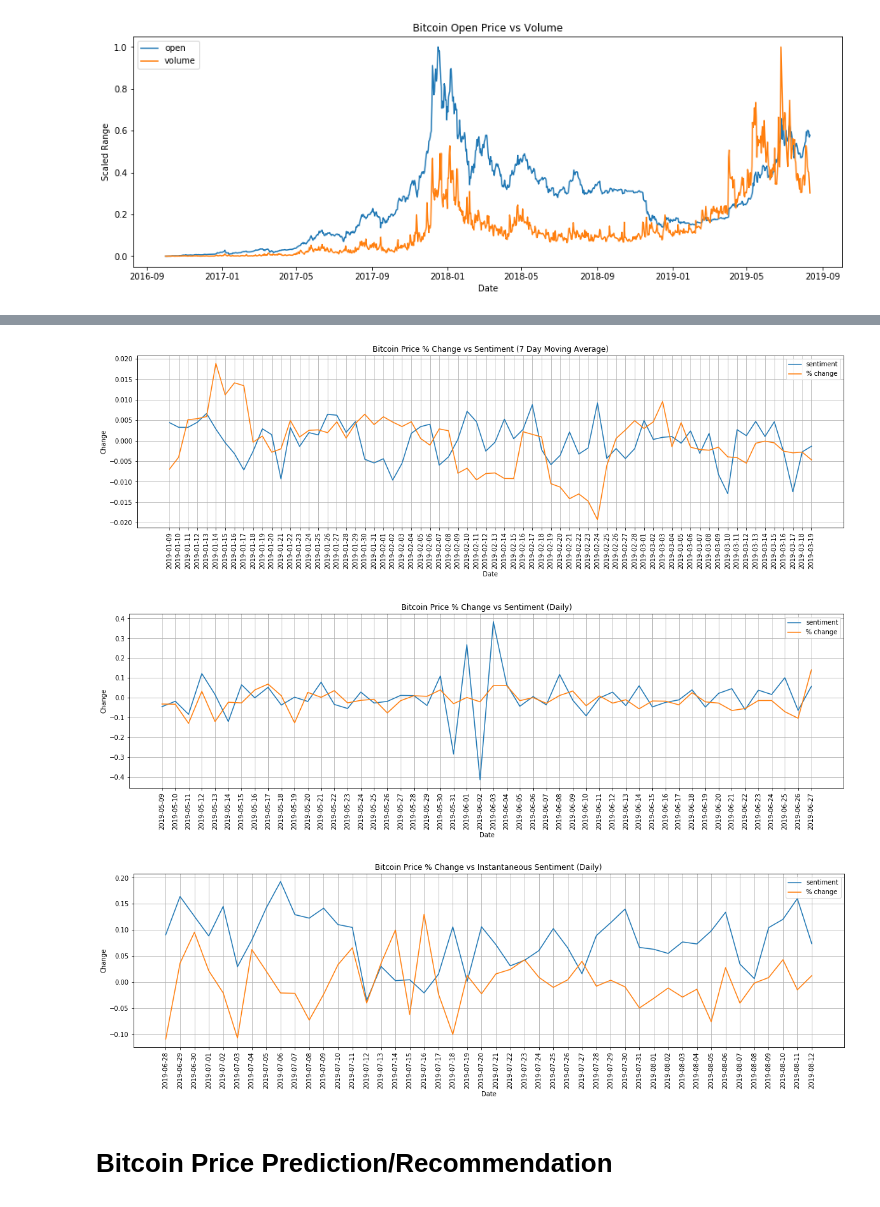
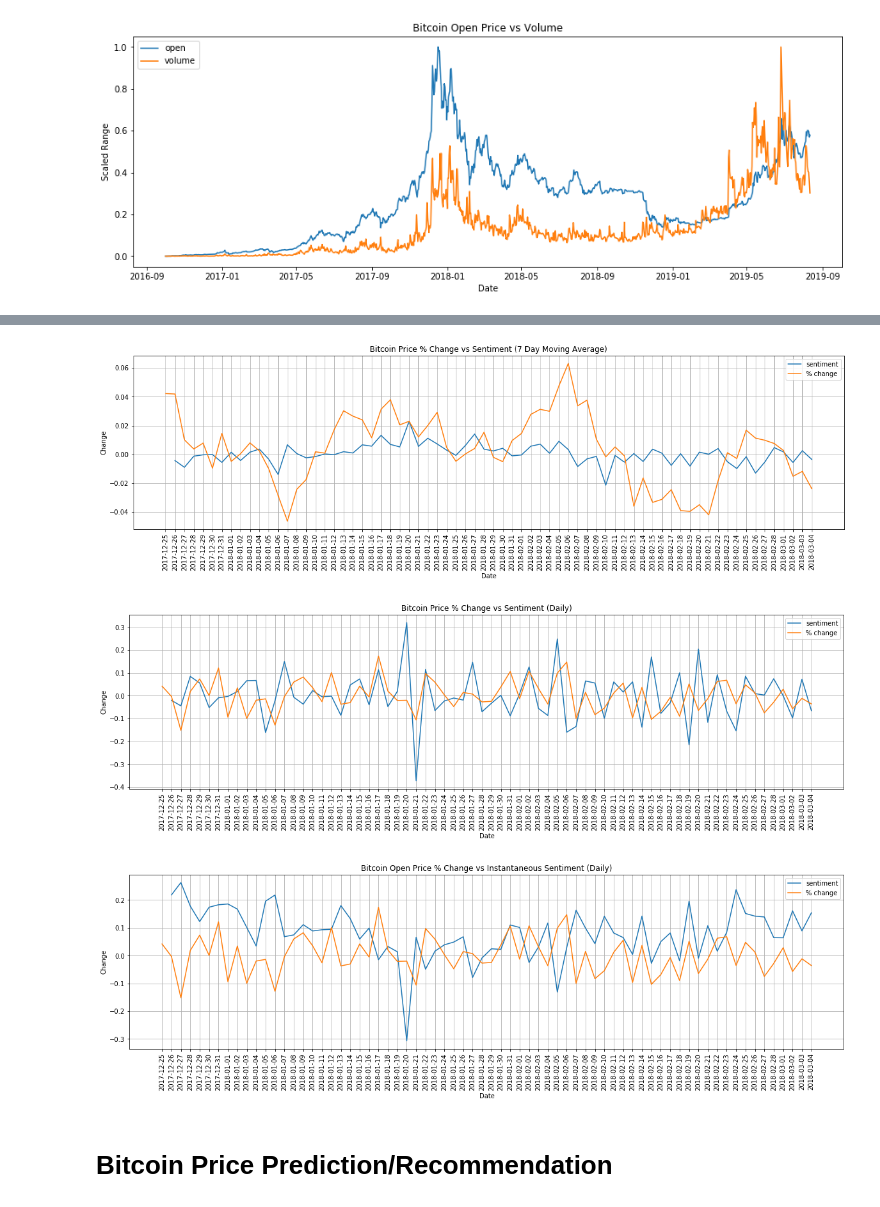
Before and after one commit to silvernine209/nlp_bitcoin_trading, a Jupyter notebook: bitcoin_trader_v2.ipynb, the cells around one changed output, grey strips where cells are left out. Drawn from its saved outputs; the diff is of its cells as text; code cells hidden in the pictures.

```diff
--- a/bitcoin_trader_v2.ipynb
+++ b/bitcoin_trader_v2.ipynb
@@ -777,11 +909,11 @@ plt.legend(['open','volume'])
 # %%
-start_index = 830
-end_index = 900
+start_index = 450
+end_index = 520
 
 plt.figure(figsize=(20,5))
 #sns.lineplot(x=df_daily['date'][start_index:end_index],y=df_daily['wkly_sentiment_change'][start_index:end_index])
 #sns.lineplot(x=df_daily['date'][start_index:end_index],y=df_daily['2wk_sentiment_change'][start_index:end_index])
-sns.lineplot(x=df_daily['date'][start_index:end_index],y=df_daily['3wk_sentiment_change'][start_index:end_index])
+sns.lineplot(x=df_daily['date'][start_index+1:end_index+1],y=df_daily['3wk_sentiment_change'][start_index:end_index])
 sns.lineplot(x=df_daily['date'][start_index:end_index],y=df_daily['percent_change_wkly_open'][start_index:end_index])
 
 plt.xlabel('Date')
@@ -791,16 +923,19 @@ plt.legend(['sentiment','% change'])
 plt.xticks(df_daily['date'][start_index:end_index],rotation='vertical')
 plt.grid()
 # %% [output]
-[figure, old version]
+[figure, new version]
 # %%
-start_index = 950
-end_index = 1000
+start_index = 450
+end_index = 520
 
 plt.figure(figsize=(20,5))
-sns.lineplot(x=df_daily['date'][start_index:end_index],y=df_daily['daily_sentiment_change'][start_index:end_index])
+sns.lineplot(x=df_daily['date'][start_index+1:end_index+1],y=df_daily['daily_sentiment_change'][start_index:end_index])
 #sns.lineplot(x=df_daily['date'][start_index:end_index],y=df_daily['2wk_sentiment_change'][start_index:end_index])
 #sns.lineplot(x=df_daily['date'][start_index:end_index],y=df_daily['3wk_sentiment_change'][start_index:end_index])
-sns.lineplot(x=df_daily['date'][start_index:end_index],y=df_daily['percent_change_daily_close'][start_index:end_index])
+#sns.lineplot(x=df_daily['date'][start_index:end_index],y=df_daily['4wk_sentiment_change'][start_index:end_index])
+sns.lineplot(x=df_daily['date'][start_index:end_index],y=df_daily['percent_change_daily_open'][start_index:end_index])
+#sns.lineplot(x=df_daily['date'][start_index:end_index],y=df_daily['percent_change_monthly_open'][start_index:end_index])
+
 
 plt.xlabel('Date')
 plt.ylabel('Change')
@@ -809,27 +944,41 @@ plt.legend(['sentiment','% change'])
 plt.xticks(df_daily['date'][start_index:end_index],rotation='vertical')
 plt.grid()
 # %% [output]
-[figure, old version]
+[figure, new version]
 # %%
+start_index = 450
+end_index = 520
+
+# plt.figure(figsize=(20,5))
+# sns.lineplot(x=df_daily['date'][start_index+1:end_index+1],y=df_daily['final_sentiment'][start_index:end_index])
+# #sns.lineplot(x=df_daily['date'][start_index:end_index],y=df_daily['2wk_sentiment_change'][start_index:end_index])
+# #sns.lineplot(x=df_daily['date'][start_index:end_index],y=df_daily['3wk_sentiment_change'][start_index:end_index])
+# sns.lineplot(x=df_daily['date'][start_index:end_index],y=df_daily['percent_change_daily_close'][start_index:end_index])
+
+# plt.xlabel('Date')
+# plt.ylabel('Change')
+# plt.title('Bitcoin Close Price % Change vs Instantaneous Sentiment (Daily)')
+# plt.legend(['sentiment','% change'])
+# plt.xticks(df_daily['date'][start_index:end_index],rotation='vertical')
+# plt.grid()
+# plt.show()
 
 
-start_index = 1000
-end_index = 1046
-
 plt.figure(figsize=(20,5))
-sns.lineplot(x=df_daily['date'][start_index:end_index],y=df_daily['final_sentiment'][start_index:end_index])
+sns.lineplot(x=df_daily['date'][start_index+1:end_index+1],y=df_daily['final_sentiment'][start_index:end_index])
 #sns.lineplot(x=df_daily['date'][start_index:end_index],y=df_daily['2wk_sentiment_change'][start_index:end_index])
 #sns.lineplot(x=df_daily['date'][start_index:end_index],y=df_daily['3wk_sentiment_change'][start_index:end_index])
-sns.lineplot(x=df_daily['date'][start_index:end_index],y=df_daily['percent_change_daily_close'][start_index:end_index])
+sns.lineplot(x=df_daily['date'][start_index:end_index],y=df_daily['percent_change_daily_open'][start_index:end_index])
 
 plt.xlabel('Date')
 plt.ylabel('Change')
-plt.title('Bitcoin Price % Change vs Instantaneous Sentiment (Daily)')
+plt.title('Bitcoin Open Price % Change vs Instantaneous Sentiment (Daily)')
 plt.legend(['sentiment','% change'])
 plt.xticks(df_daily['date'][start_index:end_index],rotation='vertical')
 plt.grid()
+plt.show()
 # %% [output]
-[figure, old version]
+[figure, new version]
 # %% [markdown]
 # Bitcoin Price Prediction/Recommendation
 # %% [markdown]
```
Also changed, not shown: parts of 44 cells of this notebook.
